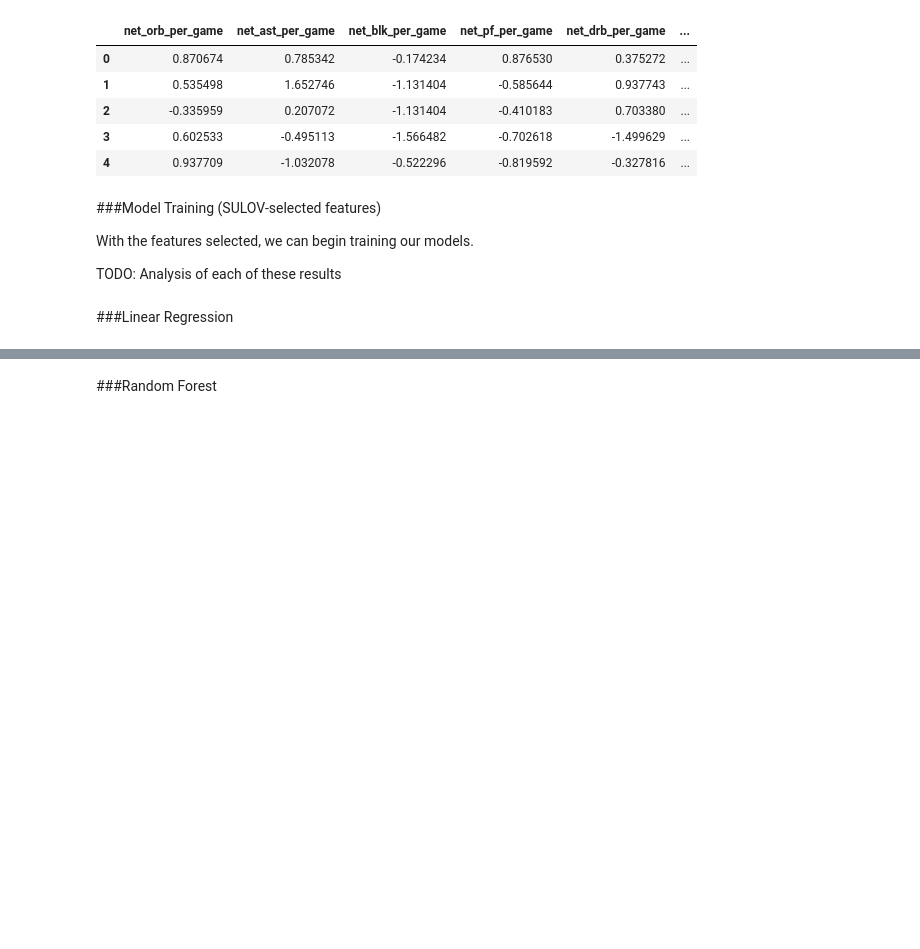
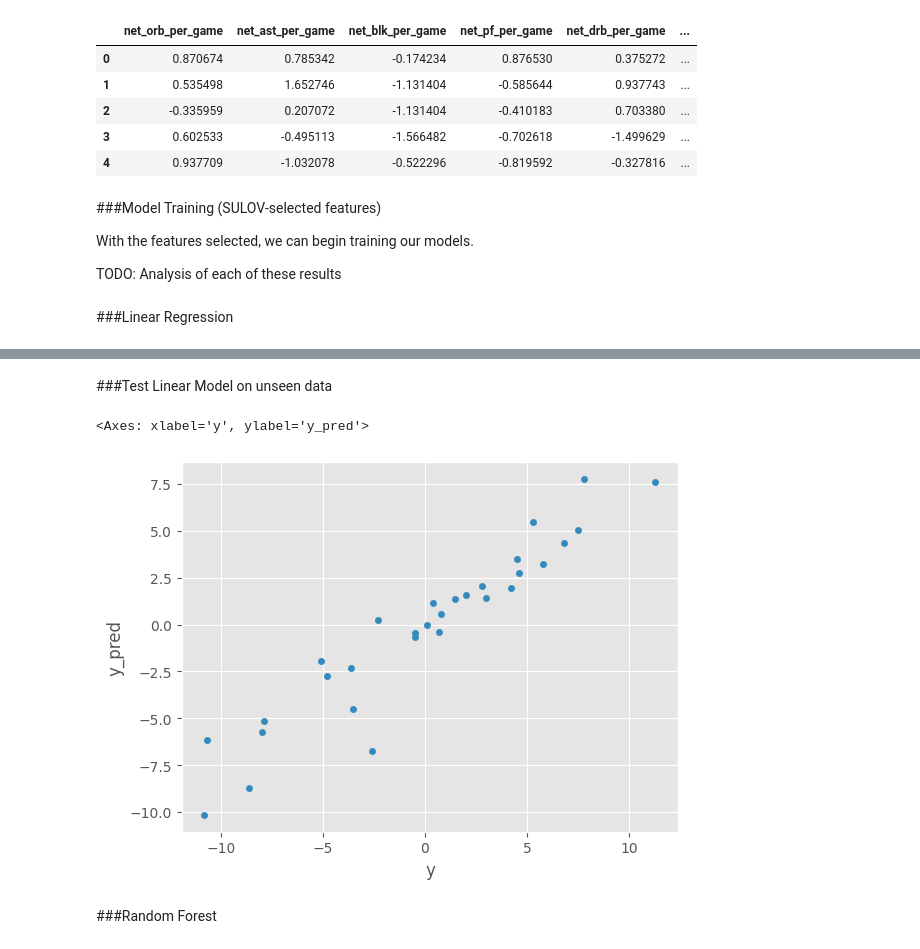
Before and after one commit to CaptainSpaceboy/ECS171-Team12, a Jupyter notebook: Team12.ipynb, the cells around one changed output, grey strips where cells are left out. Drawn from its saved outputs; the diff is of its cells as text; code cells hidden in the pictures; blank space fills up the shorter version.

```diff
--- a/Team12.ipynb
+++ b/Team12.ipynb
@@ -910,6 +945,8 @@ TODO: I'm not sure where this should go. I think everything  before this (i.e, c
 from sklearn.preprocessing import StandardScaler
 from sklearn.compose import make_column_transformer
 
+print(unseen_df.head)
 input_features = NBA_merged_df.columns[:-1]
 scaler = make_column_transformer((StandardScaler(), input_features), remainder='passthrough')
 scaled_NBA_merged_df = pd.DataFrame(scaler.fit_transform(NBA_merged_df), columns=NBA_merged_df.columns)
+scaled_unseen_df = pd.DataFrame(scaler.transform(unseen_df), columns=NBA_merged_df.columns)
@@ -1074,3 +1106,17 @@ MSE: 3.567826205184672, R2: 0.8377371698422938
+# %% [markdown]
+###Test Linear Model on unseen data
+# %%
+X_unseen = scaled_unseen_df[outputs[0]]
+y_unseen = scaled_unseen_df['point_diff']
+y_pred_lin_unseen = linearModel.predict(X_unseen)
+df = pd.DataFrame({
+    'y': y_unseen,
+    'y_pred': y_pred_lin_unseen
+})
+df.plot.scatter(x='y', y = 'y_pred')
+# %% [output]
+<Axes: xlabel='y', ylabel='y_pred'>
+[figure, added]
 # %% [markdown]
 ###Random Forest
 # %%
```
Also changed, not shown: parts of 14 cells of this notebook.
